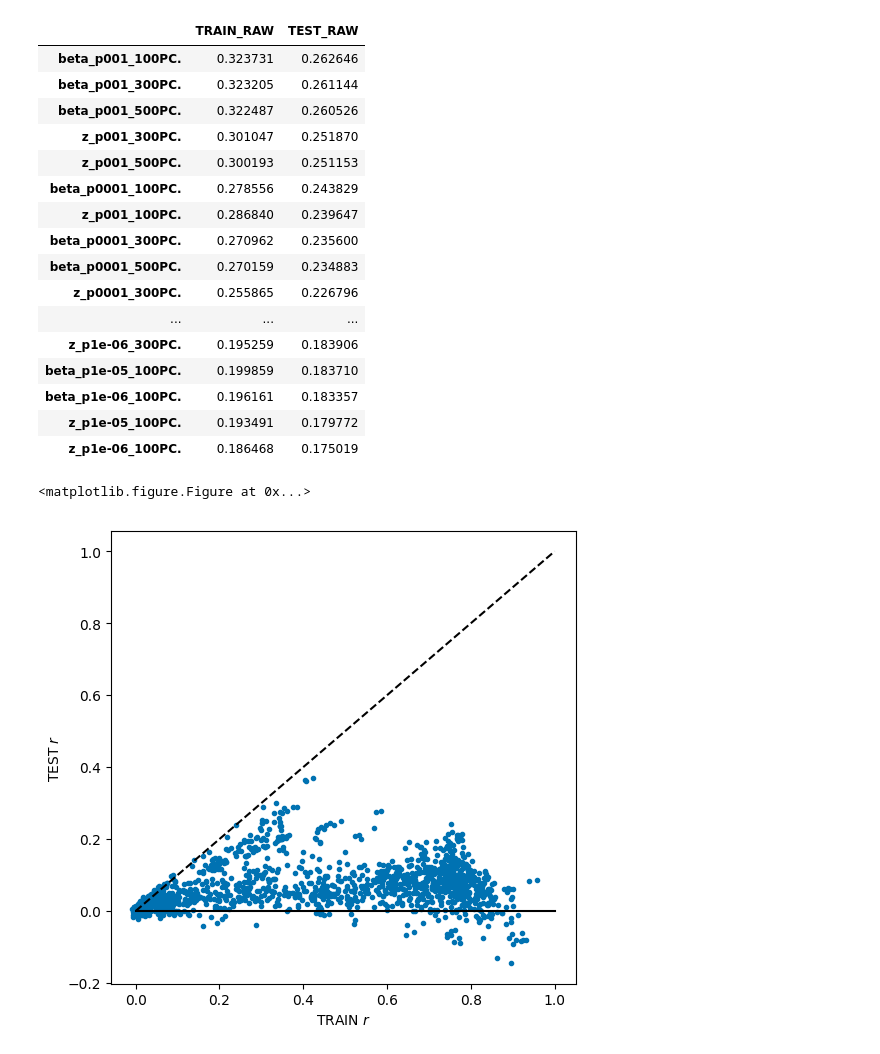
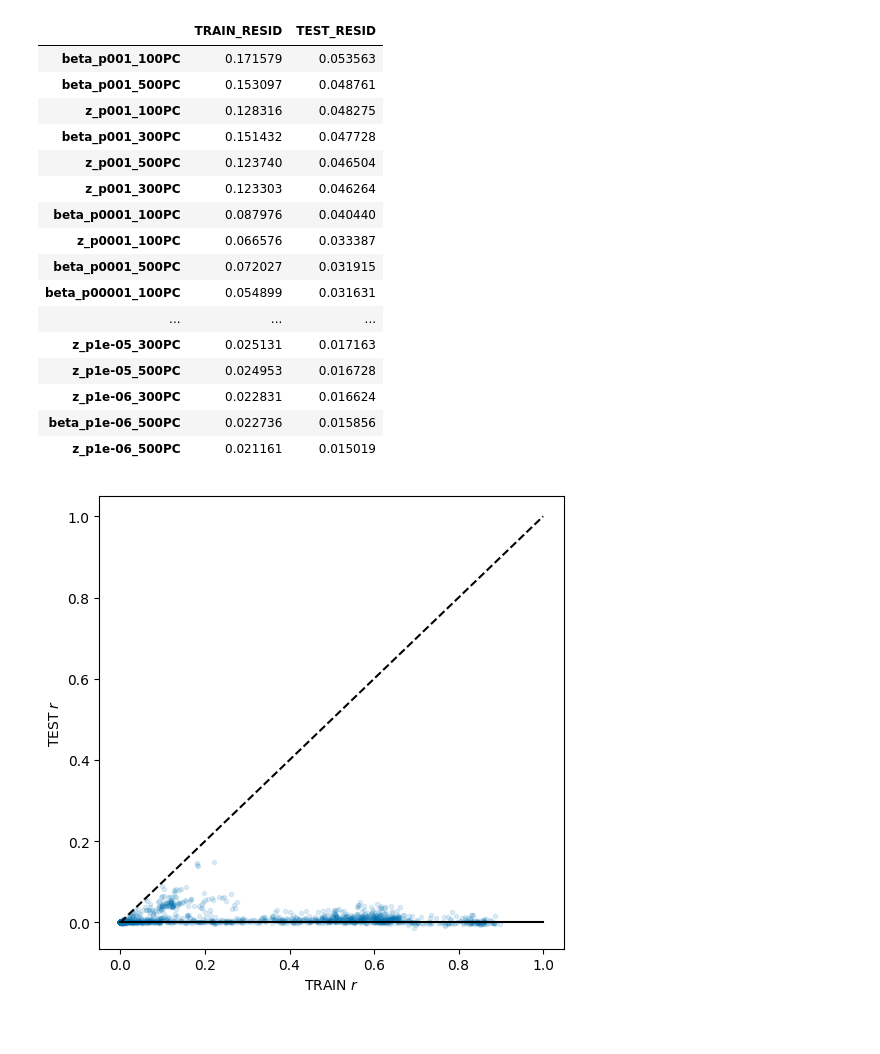
Before and after one commit to rivas-lab/degas-risk, a Jupyter notebook: supplement/FigureS1-Hyperparameter_Optimization.ipynb, the cells around one changed output. Saved outputs shown, nothing was run; the diff lists cells and outputs as text; code cells hidden in the pictures.

```diff
--- a/supplement/FigureS1-Hyperparameter_Optimization.ipynb
+++ b/supplement/FigureS1-Hyperparameter_Optimization.ipynb
@@ -7,6 +7,6 @@ plt.style.use('seaborn-colorblind')
 import seaborn as sns
 from scipy.stats import *
 # %%
-files = glob.glob('/oak/stanford/groups/mrivas/projects/degas-risk/scorefiles/results/*_center_*201908*.spearmanr.tsv')
+files = glob.glob('/oak/stanford/groups/mrivas/projects/degas-risk/scorefiles/results/*_center_*201908*.pearsonr.tsv')
 print('\n'.join(map(os.path.basename,files)))
 # %% [output]
@@ -30,5 +30,5 @@ all_z_center_p001_20190805_300PCs.spearmanr.tsv
 # %%
-kind='RAW'
+kind='RESID'
 datas = dict([(os.path.basename(f)[4:-13].replace('_20190805','').replace('_center','').replace('Cs','C'),
                pd.read_table(f, index_col=0, usecols=['PHE','TRAIN_'+kind,'TEST_'+kind])) for f in files])
 # %%
@@ -126,34 +126,33 @@ datas['z_p001_300PC.'].sort_values('TEST_'+kind).dropna()[::-1].head()
 # %%
-pd.DataFrame([datas[d].loc['INI50',:] for d in datas], index=[d for d in datas]).sort_values('TEST_'+kind)[::-1]
+pd.DataFrame([datas[d].loc['INI21001',:] for d in datas], index=[d for d in datas]).sort_values('TEST_'+kind)[::-1]
 # %% [output]
-|  | TRAIN_RAW | TEST_RAW |
-| beta_p001_100PC. | 0.323731 | 0.262646 |
-| beta_p001_300PC. | 0.323205 | 0.261144 |
-| beta_p001_500PC. | 0.322487 | 0.260526 |
-| z_p001_300PC. | 0.301047 | 0.251870 |
-| z_p001_500PC. | 0.300193 | 0.251153 |
-| beta_p0001_100PC. | 0.278556 | 0.243829 |
-| z_p001_100PC. | 0.286840 | 0.239647 |
-| beta_p0001_300PC. | 0.270962 | 0.235600 |
-| beta_p0001_500PC. | 0.270159 | 0.234883 |
-| z_p0001_300PC. | 0.255865 | 0.226796 |
+|  | TRAIN_RESID | TEST_RESID |
+| beta_p001_100PC | 0.171579 | 0.053563 |
+| beta_p001_500PC | 0.153097 | 0.048761 |
+| z_p001_100PC | 0.128316 | 0.048275 |
+| beta_p001_300PC | 0.151432 | 0.047728 |
+| z_p001_500PC | 0.123740 | 0.046504 |
+| z_p001_300PC | 0.123303 | 0.046264 |
+| beta_p0001_100PC | 0.087976 | 0.040440 |
+| z_p0001_100PC | 0.066576 | 0.033387 |
+| beta_p0001_500PC | 0.072027 | 0.031915 |
+| beta_p00001_100PC | 0.054899 | 0.031631 |
 | ... | ... | ... |
-| z_p1e-06_300PC. | 0.195259 | 0.183906 |
-| beta_p1e-05_100PC. | 0.199859 | 0.183710 |
-| beta_p1e-06_100PC. | 0.196161 | 0.183357 |
-| z_p1e-05_100PC. | 0.193491 | 0.179772 |
-| z_p1e-06_100PC. | 0.186468 | 0.175019 |
+| z_p1e-05_300PC | 0.025131 | 0.017163 |
+| z_p1e-05_500PC | 0.024953 | 0.016728 |
+| z_p1e-06_300PC | 0.022831 | 0.016624 |
+| beta_p1e-06_500PC | 0.022736 | 0.015856 |
+| z_p1e-06_500PC | 0.021161 | 0.015019 |
 # %%
 plt.figure(figsize=(6,6), dpi=100)
-plt.plot(datas['z_p001_300PC.']['TRAIN_'+kind],
-         datas['z_p001_300PC.']['TEST_'+kind], '.')
+plt.plot(datas['z_p001_300PC']['TRAIN_'+kind],
+         datas['z_p001_300PC']['TEST_'+kind], '.', alpha=0.12)
 plt.plot([0,1],[0,1],'k--')
 plt.plot([0,1],[0,0],'k-')
 plt.xlabel('TRAIN '+'$r$'), plt.ylabel('TEST '+'$r$')
 plt.show()
 # %% [output]
-<matplotlib.figure.Figure at 0x...>
-[figure, old version]
+[figure, new version]
 # %%
 npzs = glob.glob('/oak/stanford/groups/mrivas/projects/degas-risk/datasets/train/tsvd/*20190805*.npz')
 print('\n'.join(map(os.path.basename,npzs)))
```
Also changed, not shown: parts of 10 cells of this notebook, 3 other files.
